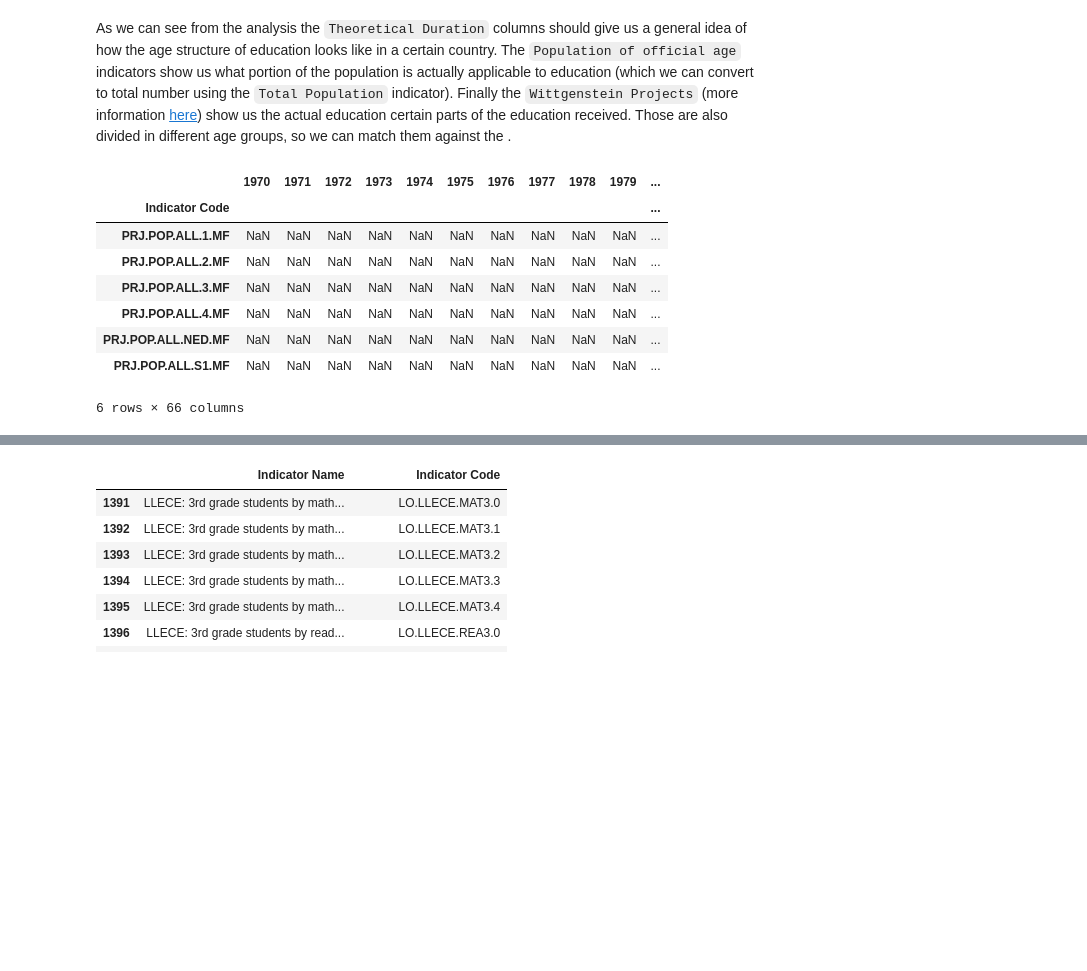
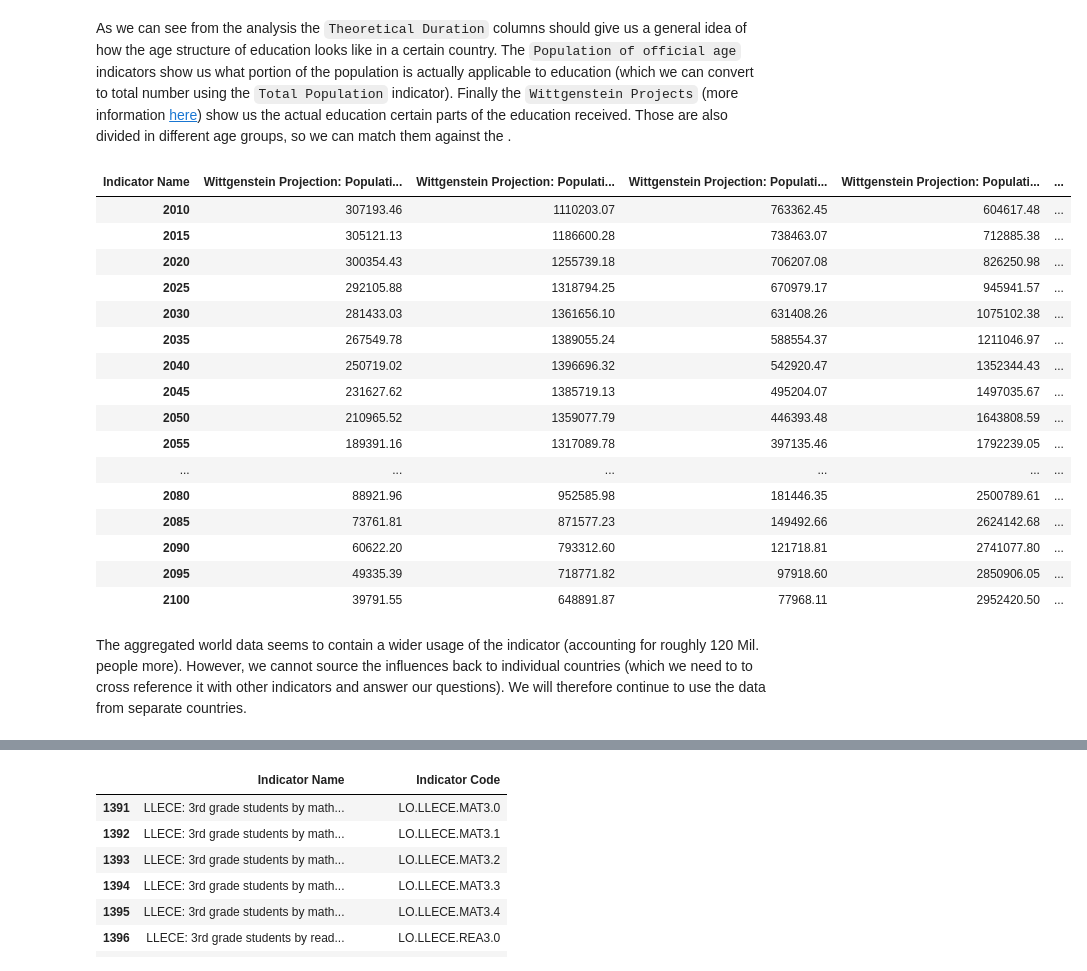
Before and after one commit to felixnext/ds_global-education, a Jupyter notebook: 11_exp_edstats.ipynb, the cells around one changed output, grey strips where cells are left out. Saved outputs shown, nothing was run; the diff lists cells and outputs as text; code cells hidden in the pictures; blank space fills up the shorter version.

Commit message:
feat: extended data exploration
done further exploration on education data / detected various problems that need to be fixed before data can be used (e.g. population normalization)

```diff
--- a/11_exp_edstats.ipynb
+++ b/11_exp_edstats.ipynb
@@ -189,0 +196,3 @@ Now that we have looked at the density (or more sparsity) of the data, we can go
+# %%
+df_aggs = df_country[df_country['Special Notes'].fillna('').str.contains('aggregate')]
+df_aggs.head(5)
@@ -190,3 +216,6 @@ Now that we have looked at the density (or more sparsity) of the data, we can go
+# %%
+ls_aggs = df_aggs['Country Code'].drop_duplicates().tolist()
+#ls_aggs
 # %% [markdown]
 ### How does years of schooling relate to proficiency in skills
 
@@ -265,19 +294,45 @@ As we can see from the analysis the `Theoretical Duration` columns should give u
 # %%
 # list of total wittgenstein projection indicators
 witt_total = ['PRJ.POP.ALL.S1.MF', 'PRJ.POP.ALL.1.MF', 'PRJ.POP.ALL.2.MF', 'PRJ.POP.ALL.3.MF', 'PRJ.POP.ALL.4.MF', 'PRJ.POP.ALL.NED.MF']
 
 # select the indicators from the list
-df_witt = df_data[df_data['Indicator Code'].str.contains('|'.join(witt_total), regex=True)]
+df_witt = df_data[df_data['Indicator Code'].isin(witt_total)]
+
+# filter the data that is
+df_witt_clean = df_witt[df_witt['Country Code'].isin(ls_aggs) == False]
+df_witt_world = df_witt[df_witt['Country Code'] == 'WLD']
 
 # normalize by total population in the country (TODO: interpolate values for missing data)
-df_witt.groupby('Indicator Code').mean()
+#df_witt.groupby('Indicator Name').sum().transpose().plot()
+df_witt_sum = df_witt_clean.groupby('Indicator Name').sum().transpose()
+df_witt_sum = df_witt_sum[df_witt_sum.sum(axis=1) > 0]
+
+# do the same for the world data and compare
+df_witt_sum_wld = df_witt_world.groupby('Indicator Name').sum().transpose()
+df_witt_sum_wld = df_witt_sum_wld[df_witt_sum_wld.sum(axis=1) > 0]
+
+# if we compare the world data with the aggregated local data, we see that the world data is larger - assuming that it has more information, we will continue by using the world data
+#((df_witt_sum_wld - df_witt_sum) * 1000).sum(axis=1)
+#df_witt_sum_wld - df_witt_sum
+
+df_witt_sum
 # %% [output]
-|  | 1970 | 1971 | 1972 | 1973 | 1974 | 1975 | 1976 | 1977 | 1978 | 1979 | ... |
-| Indicator Code |  |  |  |  |  |  |  |  |  |  | ... |
-| PRJ.POP.ALL.1.MF | NaN | NaN | NaN | NaN | NaN | NaN | NaN | NaN | NaN | NaN | ... |
-| PRJ.POP.ALL.2.MF | NaN | NaN | NaN | NaN | NaN | NaN | NaN | NaN | NaN | NaN | ... |
-| PRJ.POP.ALL.3.MF | NaN | NaN | NaN | NaN | NaN | NaN | NaN | NaN | NaN | NaN | ... |
-| PRJ.POP.ALL.4.MF | NaN | NaN | NaN | NaN | NaN | NaN | NaN | NaN | NaN | NaN | ... |
-| PRJ.POP.ALL.NED.MF | NaN | NaN | NaN | NaN | NaN | NaN | NaN | NaN | NaN | NaN | ... |
-| PRJ.POP.ALL.S1.MF | NaN | NaN | NaN | NaN | NaN | NaN | NaN | NaN | NaN | NaN | ... |
+| Indicator Name | Wittgenstein Projection: Populati... | Wittgenstein Projection: Populati... | Wittgenstein Projection: Populati... | Wittgenstein Projection: Populati... | ... |
+| 2010 | 307193.46 | 1110203.07 | 763362.45 | 604617.48 | ... |
+| 2015 | 305121.13 | 1186600.28 | 738463.07 | 712885.38 | ... |
+| 2020 | 300354.43 | 1255739.18 | 706207.08 | 826250.98 | ... |
+| 2025 | 292105.88 | 1318794.25 | 670979.17 | 945941.57 | ... |
+| 2030 | 281433.03 | 1361656.10 | 631408.26 | 1075102.38 | ... |
+| 2035 | 267549.78 | 1389055.24 | 588554.37 | 1211046.97 | ... |
+| 2040 | 250719.02 | 1396696.32 | 542920.47 | 1352344.43 | ... |
+| 2045 | 231627.62 | 1385719.13 | 495204.07 | 1497035.67 | ... |
+| 2050 | 210965.52 | 1359077.79 | 446393.48 | 1643808.59 | ... |
+| 2055 | 189391.16 | 1317089.78 | 397135.46 | 1792239.05 | ... |
+| ... | ... | ... | ... | ... | ... |
+| 2080 | 88921.96 | 952585.98 | 181446.35 | 2500789.61 | ... |
+| 2085 | 73761.81 | 871577.23 | 149492.66 | 2624142.68 | ... |
+| 2090 | 60622.20 | 793312.60 | 121718.81 | 2741077.80 | ... |
+| 2095 | 49335.39 | 718771.82 | 97918.60 | 2850906.05 | ... |
+| 2100 | 39791.55 | 648891.87 | 77968.11 | 2952420.50 | ... |
-6 rows × 66 columns
+# %% [markdown]
+The aggregated world data seems to contain a wider usage of the indicator (accounting for roughly 120 Mil. people more). However, we cannot source the influences back to individual countries (which we need to to cross reference it with other indicators and answer our questions). We will therefore continue to use the data from separate countries.
```
Also changed, not shown: parts of 15 cells of this notebook, 3 other files.
